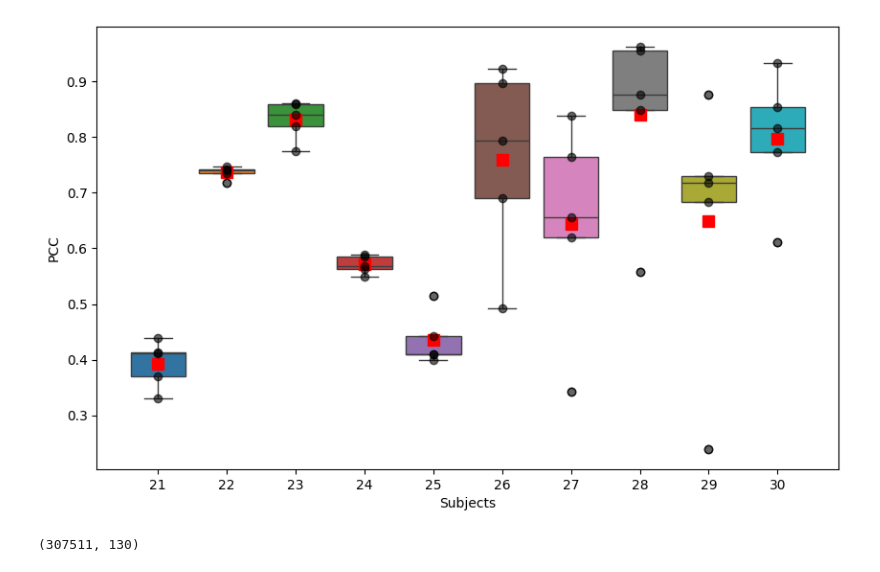
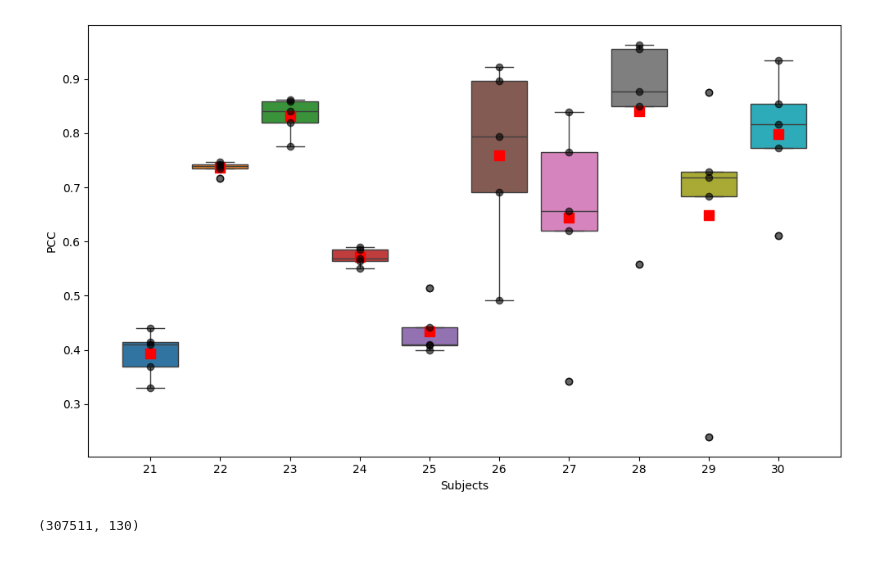
Before and after one commit to owaismujtaba/NeuroLab, a Jupyter notebook: PCC plot.ipynb, the cells around one changed output. Saved outputs shown, nothing was run; the diff lists cells and outputs as text; code cells hidden in the pictures.

```diff
--- a/PCC plot.ipynb
+++ b/PCC plot.ipynb
@@ -22,28 +22,29 @@ for subject in range(21, 31):
 # %%
 data =results
 subjects = list(data.keys())
 values = list(data.values())
 
 # Create a box plot
 plt.figure(figsize=(10, 6))
 sns.boxplot(data=values, zorder=1)
 
 # Add the mean as a square marker
 for i, subject_values in enumerate(values):
     mean_value = np.mean(subject_values)
     plt.plot(i, mean_value, marker='s', color='red', markersize=8, label='Mean' if i == 0 else "")
 
 # Add individual data points on top of the box plot
 for i, subject_values in enumerate(values):
     plt.scatter([i] * len(subject_values), subject_values, color='black', alpha=0.6, zorder=2, label='Data points' if i == 0 else "")
 
 # Customize the plot
 plt.xticks(ticks=np.arange(len(subjects)), labels=subjects)
 plt.xlabel("Subjects")
 plt.ylabel("PCC")
+plt.tight_layout()
 plt.savefig('Images/pcc.png', dpi=800)
 # %% [output]
-[figure, old version]
+[figure, new version]
 # %%
 seeg = np.load('Data\P01_sEEG.npy')
 seeg.shape
```
Also changed, not shown: 9 other files.
